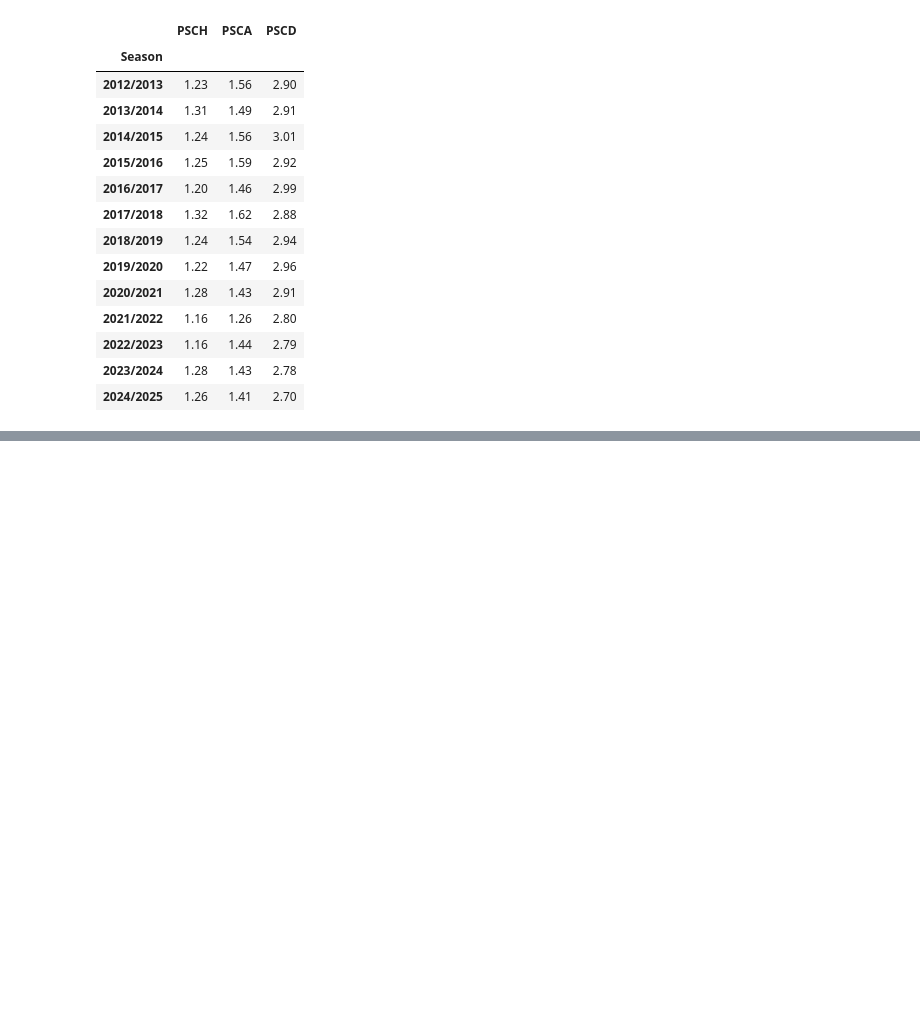
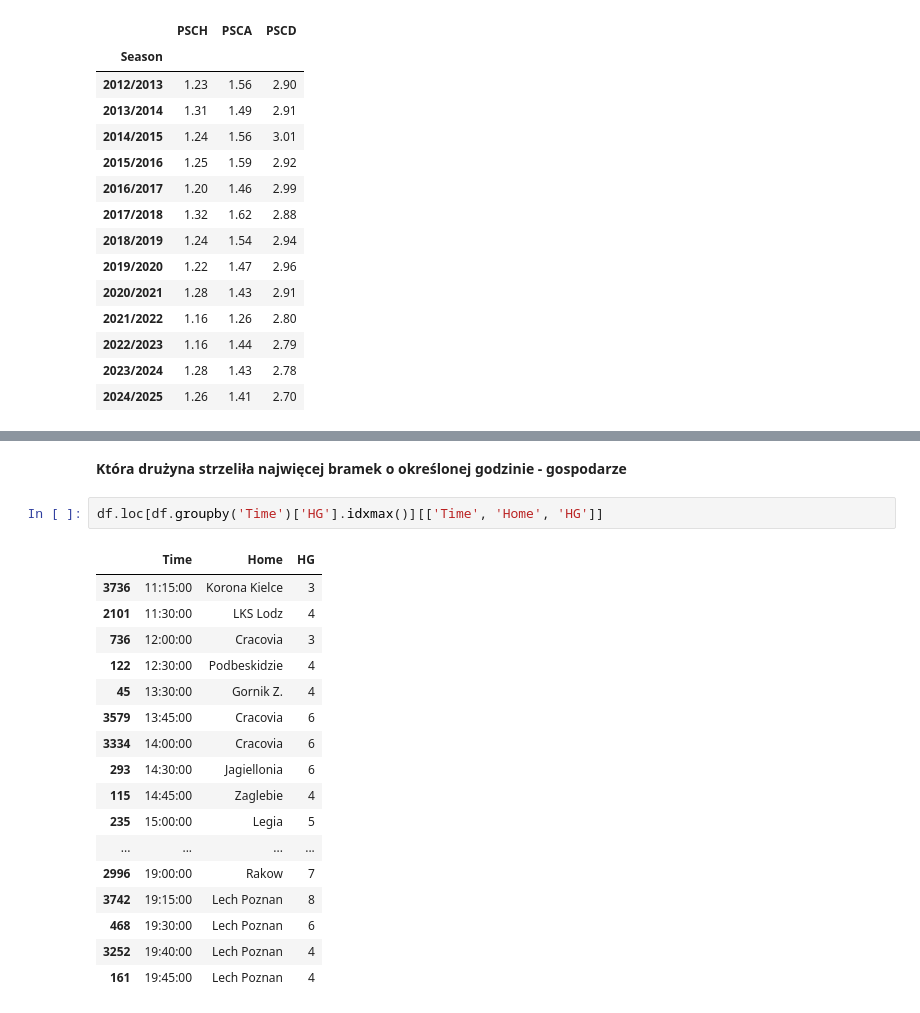
Before and after one commit to HubertGogola/PandasPython, a Jupyter notebook: projekt.ipynb, the cells around one changed output, grey strips where cells are left out. Cells and saved outputs as stored; diff of their text form; blank space fills up the shorter version.

```diff
--- a/projekt.ipynb
+++ b/projekt.ipynb
@@ -457,0 +491,22 @@ df
+# %% [markdown]
+**Która drużyna strzeliła najwięcej bramek o określonej godzinie - gospodarze**
+# %%
+df.loc[df.groupby('Time')['HG'].idxmax()][['Time', 'Home', 'HG']]
+# %% [output]
+|  | Time | Home | HG |
+| 3736 | 11:15:00 | Korona Kielce | 3 |
+| 2101 | 11:30:00 | LKS Lodz | 4 |
+| 736 | 12:00:00 | Cracovia | 3 |
+| 122 | 12:30:00 | Podbeskidzie | 4 |
+| 45 | 13:30:00 | Gornik Z. | 4 |
+| 3579 | 13:45:00 | Cracovia | 6 |
+| 3334 | 14:00:00 | Cracovia | 6 |
+| 293 | 14:30:00 | Jagiellonia | 6 |
+| 115 | 14:45:00 | Zaglebie | 4 |
+| 235 | 15:00:00 | Legia | 5 |
+| ... | ... | ... | ... |
+| 2996 | 19:00:00 | Rakow | 7 |
+| 3742 | 19:15:00 | Lech Poznan | 8 |
+| 468 | 19:30:00 | Lech Poznan | 6 |
+| 3252 | 19:40:00 | Lech Poznan | 4 |
+| 161 | 19:45:00 | Lech Poznan | 4 |
```
Also changed, not shown: parts of 9 cells of this notebook.
